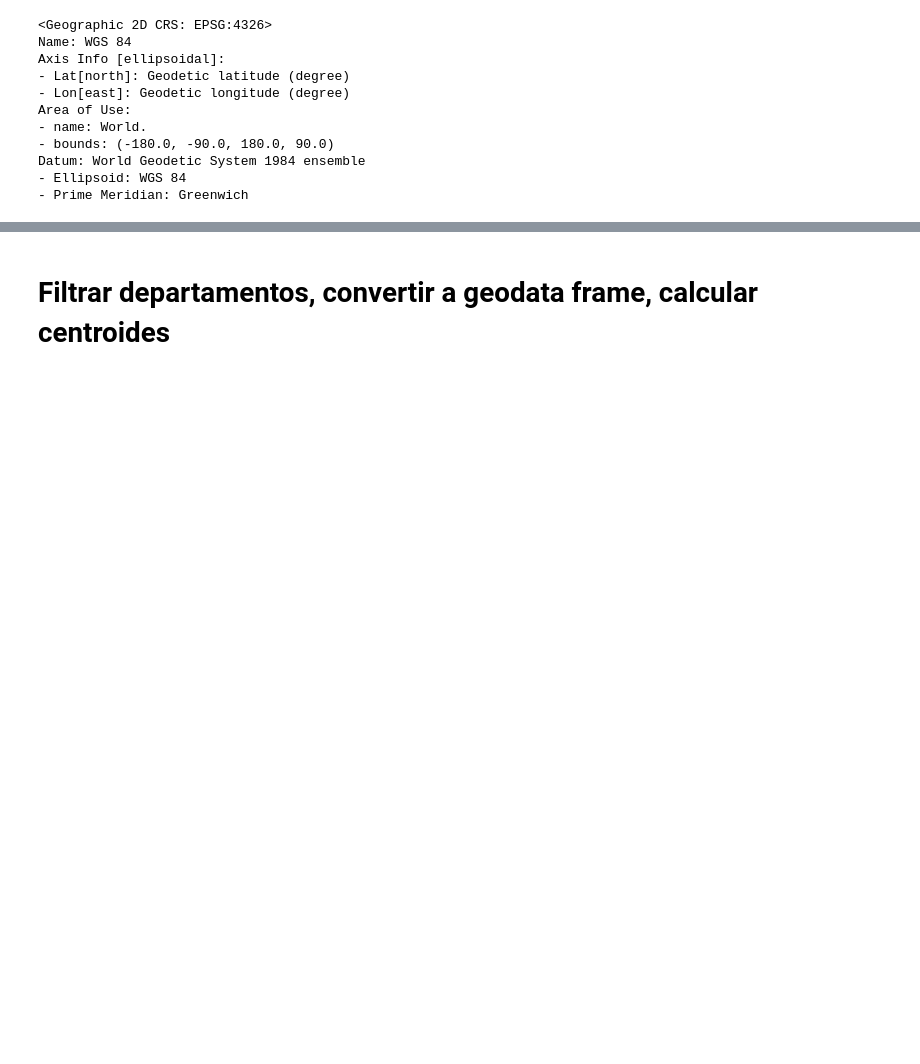
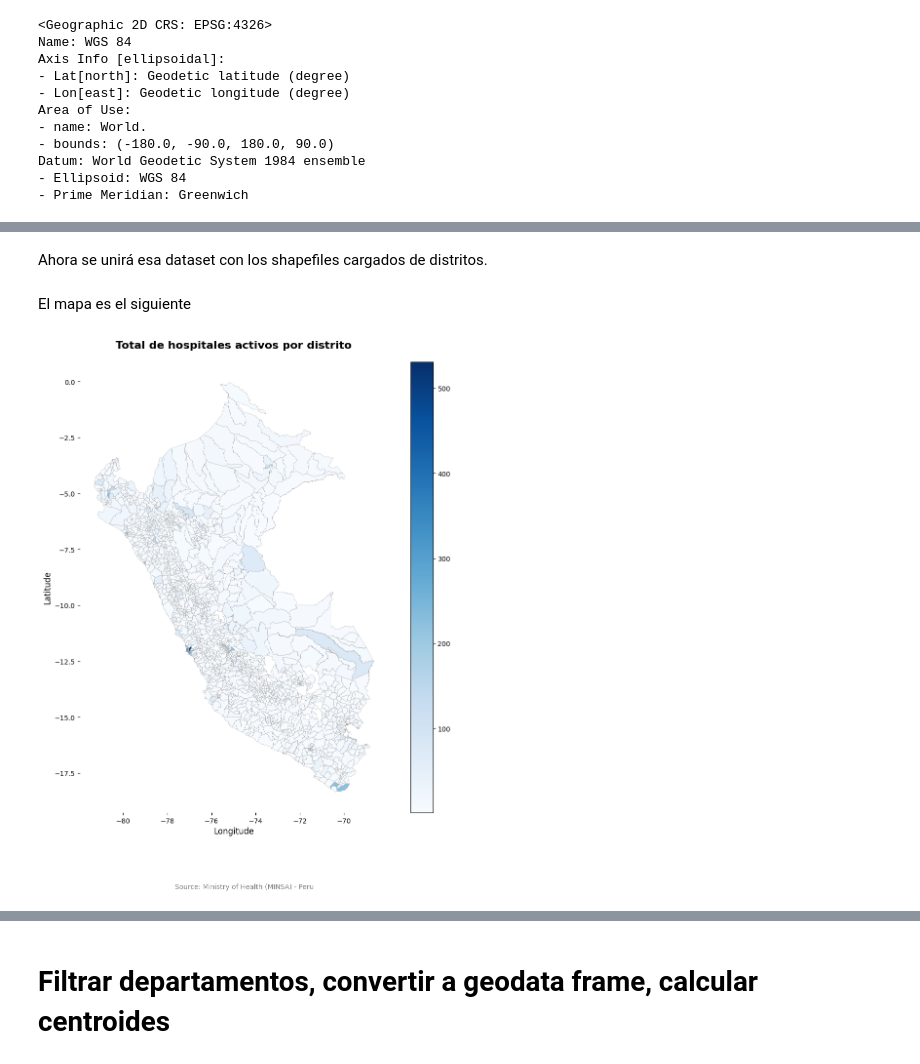
Before and after one commit to anelvasquez/Hospitals-Access-Peru, a Jupyter notebook: code/script_geo.ipynb, the cells around one changed output, grey strips where cells are left out. Saved outputs shown, nothing was run; the diff lists cells and outputs as text; code cells hidden in the pictures; blank space fills up the shorter version.

```diff
--- a/code/script_geo.ipynb
+++ b/code/script_geo.ipynb
@@ -333,0 +336,10 @@ Datum: World Geodetic System 1984 ensemble
+# %%
+# Como no existe una columna que nos permita contar el número de hospitales por distrito, vamos a agrupar los hospitales o clinicas de atención general por UBIGEO
+hosp_distrito = (
+    dataset_hosp
+    .groupby("UBIGEO")
+    .size()
+    .reset_index(name="N_Hospitales")
+)
+
+hosp_distrito
@@ -333,0 +360,36 @@ Datum: World Geodetic System 1984 ensemble
+# %% [markdown]
+Ahora se unirá esa dataset con los shapefiles cargados de distritos.
+# %%
+#Ahora se unirá esa dataset con los shapefiles cargados de distritos
+distritos_hospi = distritos.merge(hosp_distrito, on="UBIGEO", how="left")
+distritos_hospi["N_Hospitales"] = distritos_hospi["N_Hospitales"]
+# %% [markdown]
+El mapa es el siguiente
+# %%
+fig, ax = plt.subplots(1, 1, figsize=(12, 12))
+
+distritos_hospi.plot(ax=ax,  column="N_Hospitales",    cmap="Blues", linewidth=0.2,
+            edgecolor='gray',   legend=True)
+
+# Título
+ax.set_title("Total de hospitales activos por distrito",
+             fontsize=16, fontweight='bold', pad=20)
+
+# Etiquetas de ejes
+ax.set_xlabel("Longitude", fontsize=12)
+ax.set_ylabel("Latitude", fontsize=12)
+
+# Fuente abajo
+fig.text(
+    0.5, -0.02,
+    "Source: Ministry of Health (MINSA) - Peru",
+    ha="center", fontsize=10, color="gray"
+)
+
+# Quitar marcos de los ejes
+for spine in ax.spines.values():
+    spine.set_visible(False)
+
+plt.show()
+# %% [output]
+[figure, added]
```
Also changed, not shown: parts of 21 cells of this notebook, 16 other files.
